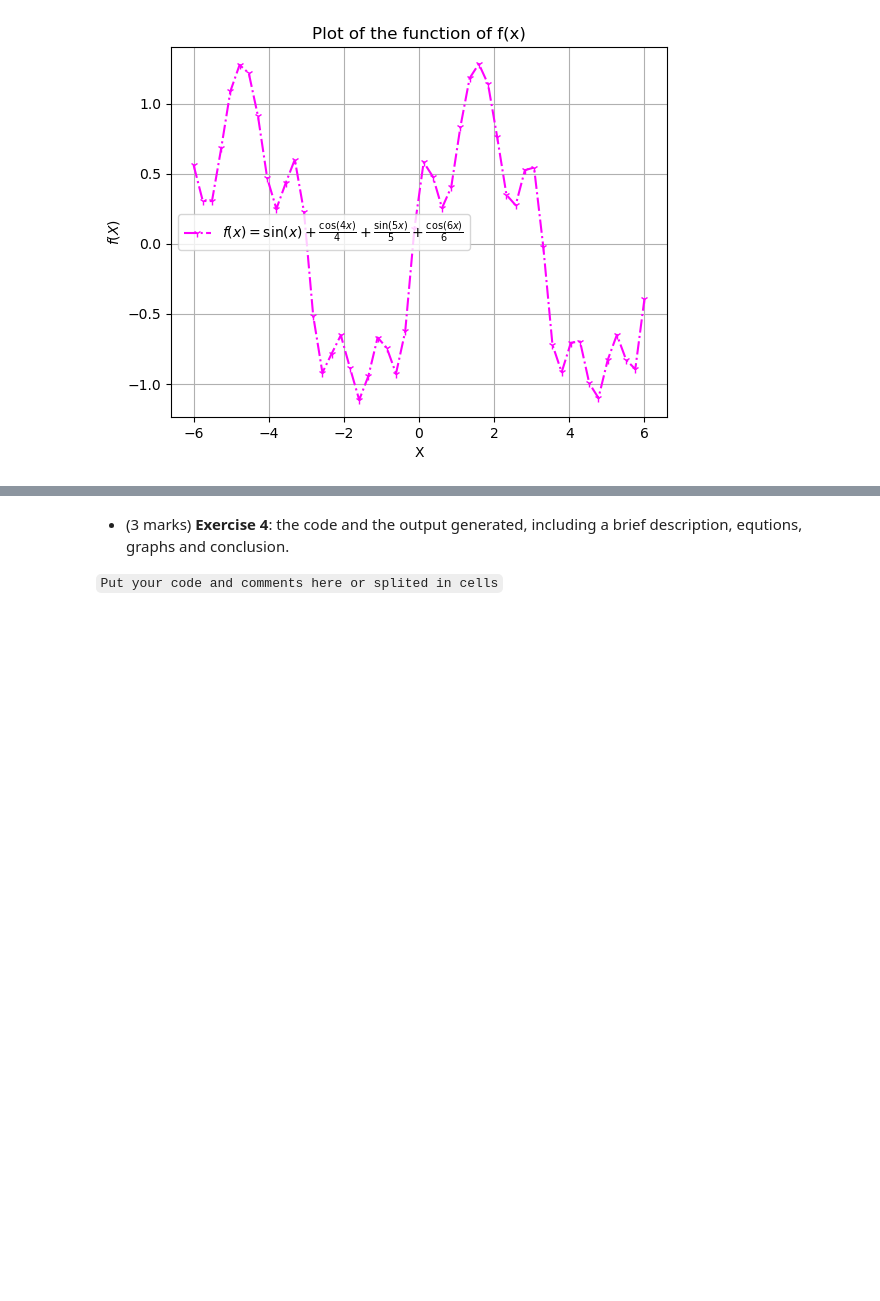
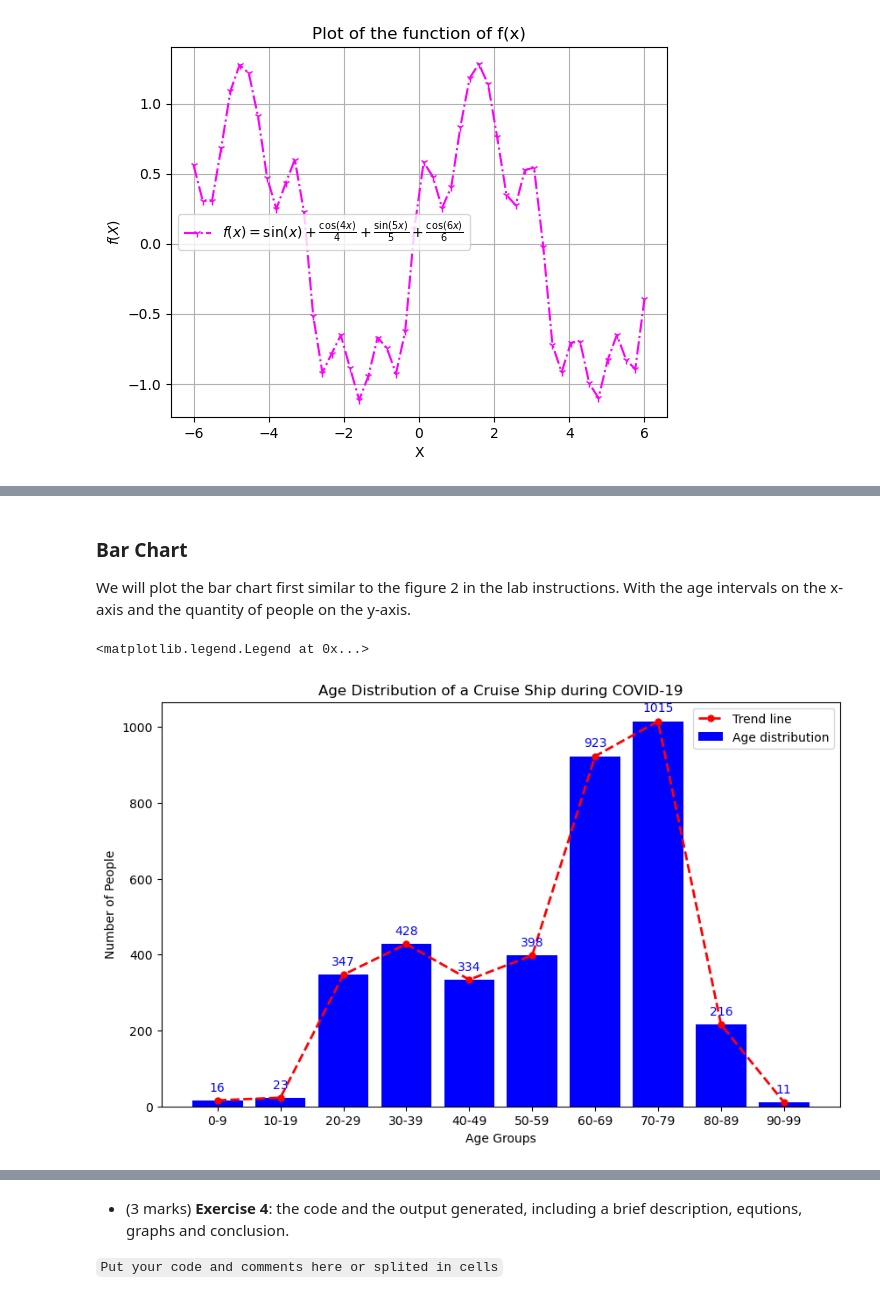
Before and after one commit to Abhay2412/ENCM509Labs, a Jupyter notebook: Lab 1/Lab01-AbhayKhosla.ipynb, the cells around one changed output, grey strips where cells are left out. Drawn from its saved outputs; the diff is of its cells as text; code cells hidden in the pictures; blank space fills up the shorter version.

Commit message:
Finish Exercise 3 for Lab 1

```diff
--- a/Lab 1/Lab01-AbhayKhosla.ipynb
+++ b/Lab 1/Lab01-AbhayKhosla.ipynb
@@ -122,0 +124,33 @@ plt.legend()
+# %% [markdown]
+### Bar Chart
+We will plot the bar chart first similar to the figure 2 in the lab instructions. With the age intervals on the x-axis and the quantity of people on the y-axis.
+# %%
+# Data provided in the exercise regarding the gender, age and age labels
+gender = [55, 45] # 55% of male and 45% of female
+
+# counting of people at each age interval shown in age labels
+age = [16, 23, 347, 428, 334, 398, 923, 1015 , 216, 11]
+age_labels = ['0-9','10-19','20-29','30-39', '40-49','50-59','60-69','70-79','80-89','90-99']
+# %%
+# Importing the library for making plots
+import matplotlib.pyplot as plt
+
+# Set the figure size of the bar chart
+plt.figure(figsize=(10, 6))
+
+# The configuration of the bar chart
+plt.bar(age_labels, age, color='blue', label='Age distribution')
+
+# Add data points and connect them with a trend line
+for i, v in enumerate(age):
+    plt.text(i, v + 25, str(v), ha='center', color='blue')
+plt.plot(age_labels, age, color='red', marker='o', linestyle='--', linewidth=2, markersize=5, label='Trend line')
+
+# Setting the title and the x/y-axis labels
+plt.title('Age Distribution of a Cruise Ship during COVID-19')
+plt.xlabel('Age Groups')
+plt.ylabel('Number of People')
+plt.legend()
+# %% [output]
+<matplotlib.legend.Legend at 0x...>
+[figure, added]
```
Also changed, not shown: parts of 6 cells of this notebook.
